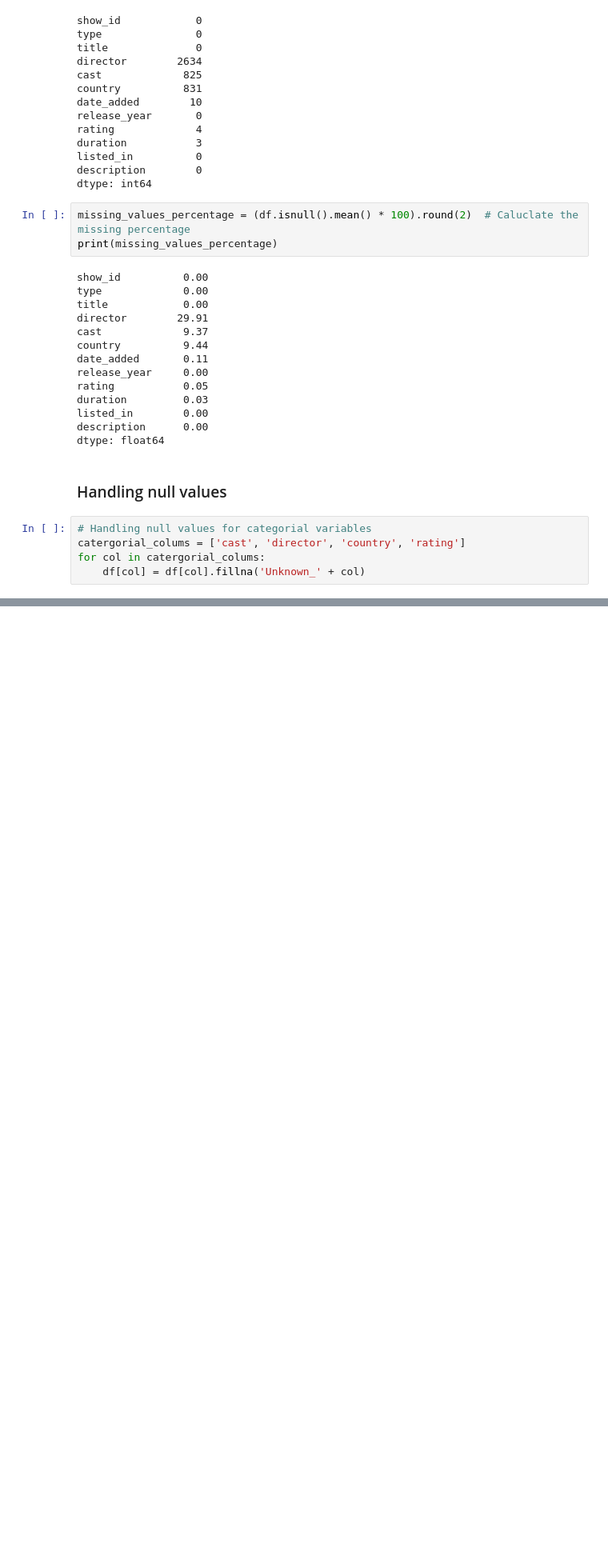
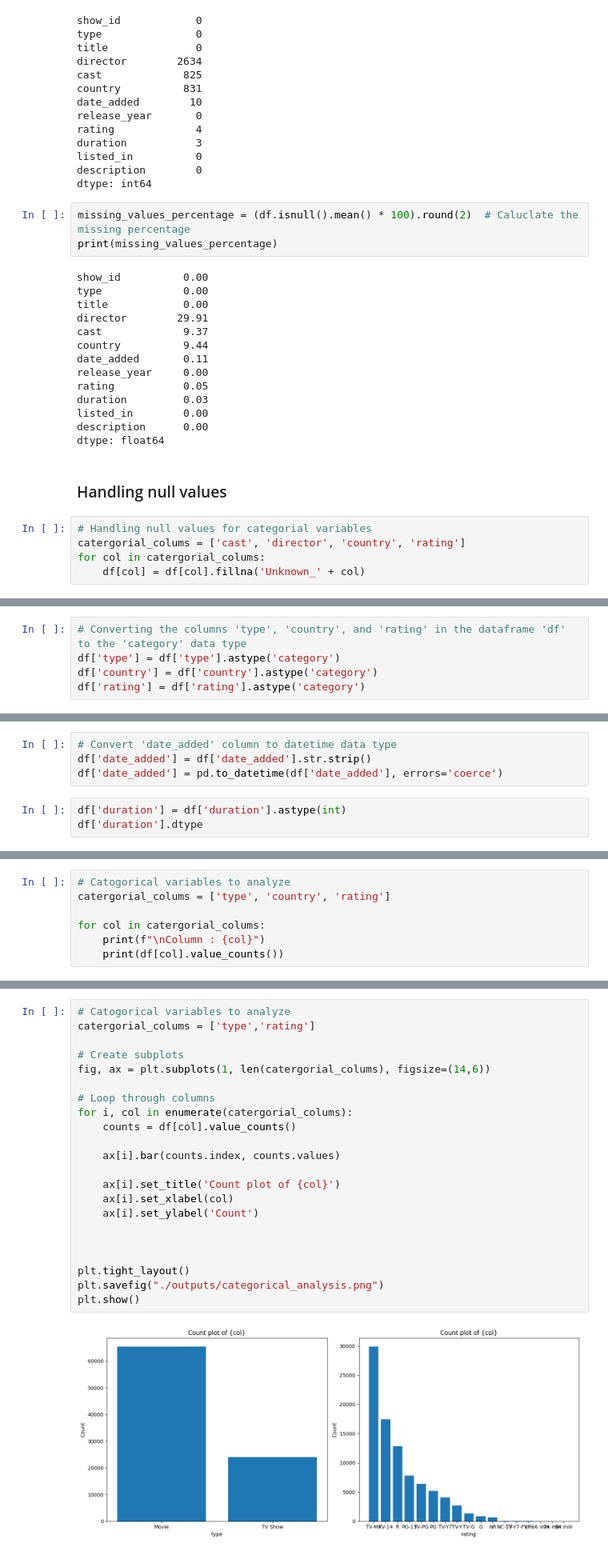
Before and after one commit to Manthru/Netflix-Data-Analysis, a Jupyter notebook: notebook.ipynb, the cells around one changed output, grey strips where cells are left out. Shown at 80% size. Cells and saved outputs as stored; diff of their text form; blank space fills up the shorter version.

```diff
--- a/notebook.ipynb
+++ b/notebook.ipynb
@@ -139,0 +178,5 @@ memory usage: 825.8 KB
+# %%
+# Converting the columns 'type', 'country', and 'rating' in the dataframe 'df' to the 'category' data type
+df['type'] = df['type'].astype('category')
+df['country'] = df['country'].astype('category')
+df['rating'] = df['rating'].astype('category')
@@ -139,0 +207,7 @@ memory usage: 825.8 KB
+# %%
+# Convert 'date_added' column to datetime data type
+df['date_added'] = df['date_added'].str.strip()
+df['date_added'] = pd.to_datetime(df['date_added'], errors='coerce')
+# %%
+df['duration'] = df['duration'].astype(int)
+df['duration'].dtype
@@ -139,0 +231,7 @@ memory usage: 825.8 KB
+# %%
+# Catogorical variables to analyze
+catergorial_colums = ['type', 'country', 'rating']
+
+for col in catergorial_colums:
+    print(f"\nColumn : {col}")
+    print(df[col].value_counts())
@@ -139,0 +258,24 @@ memory usage: 825.8 KB
+# %%
+# Catogorical variables to analyze
+catergorial_colums = ['type','rating']
+
+# Create subplots
+fig, ax = plt.subplots(1, len(catergorial_colums), figsize=(14,6))
+
+# Loop through columns
+for i, col in enumerate(catergorial_colums):
+    counts = df[col].value_counts()
+
+    ax[i].bar(counts.index, counts.values)
+
+    ax[i].set_title('Count plot of {col}')
+    ax[i].set_xlabel(col)
+    ax[i].set_ylabel('Count')
+
+
+
+plt.tight_layout()
+plt.savefig("./outputs/categorical_analysis.png")
+plt.show()
+# %% [output]
+[figure, added]
```
Also changed, not shown: parts of 26 cells of this notebook, 4 other files.
